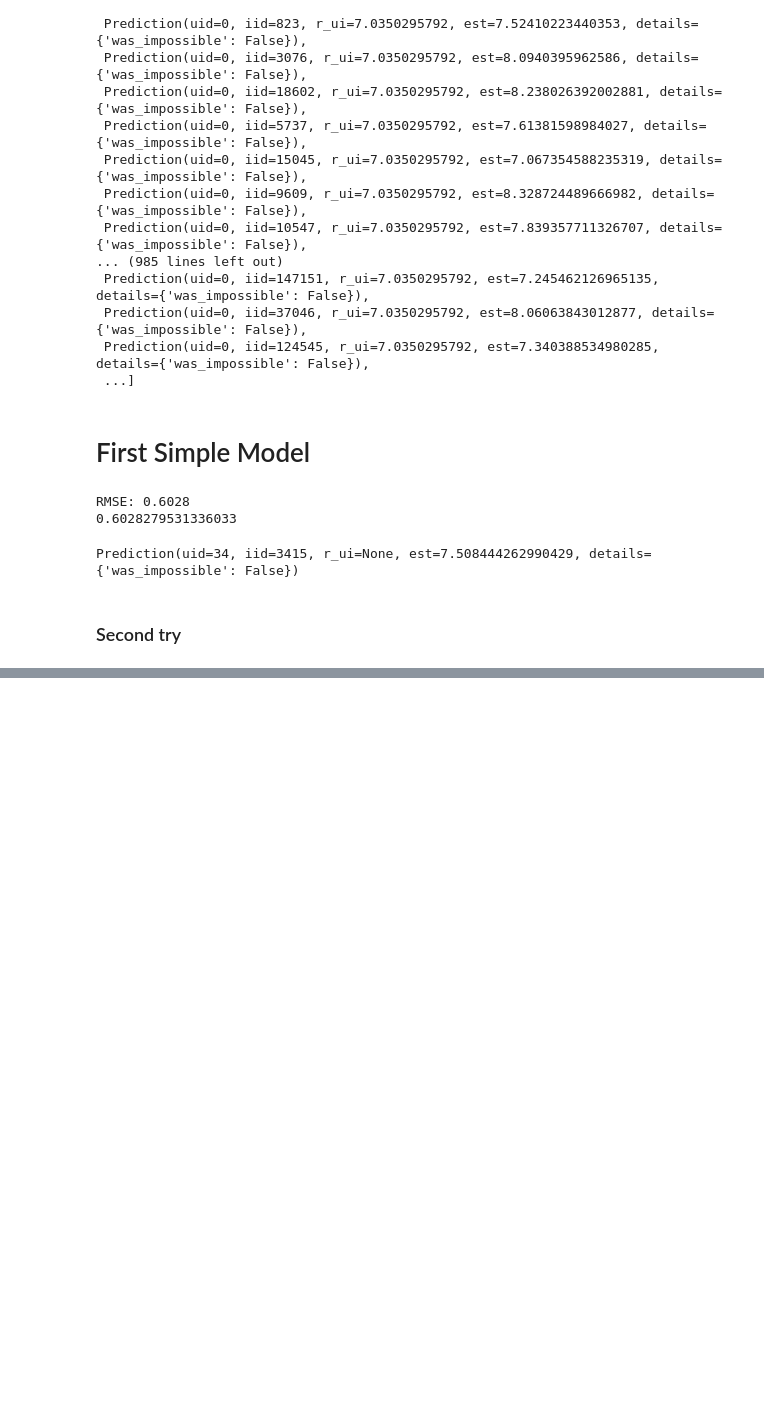
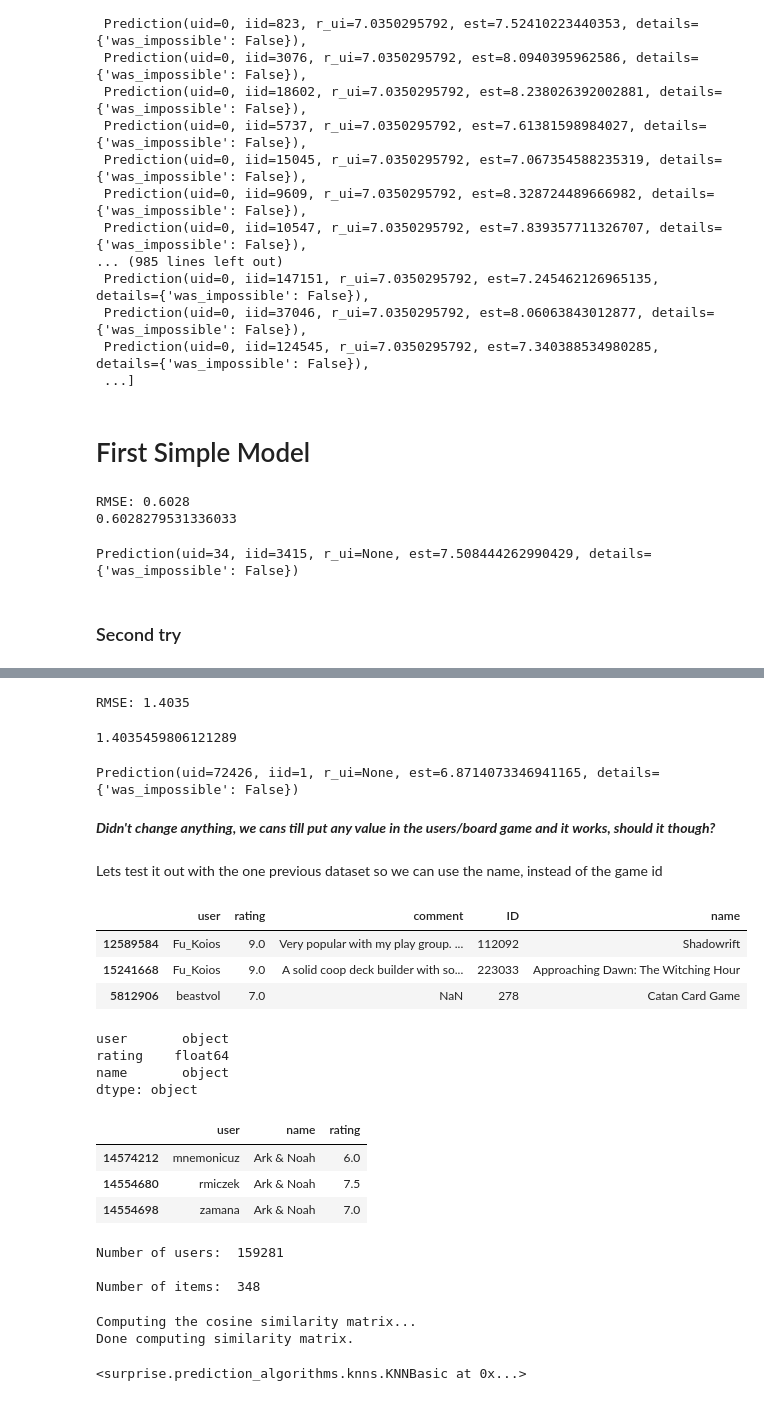
Before and after one commit to marcosvppfernandes/recommender_system, a Jupyter notebook: notebooks/eda_capstone.ipynb, the cells around one changed output, grey strips where cells are left out. Cells and saved outputs as stored; diff of their text form; code cells hidden in the pictures; blank space fills up the shorter version.

```diff
--- a/notebooks/eda_capstone.ipynb
+++ b/notebooks/eda_capstone.ipynb
@@ -846,0 +1056,20 @@ Prediction(uid=34, iid=3415, r_ui=None, est=7.508444262990429, details={'was_imp
+# %%
+accuracy.rmse(predictions)
+# %% [output]
+RMSE: 1.4035
+1.4035459806121289
+# %%
+svd.predict(72426, 1)
+# %% [output]
+Prediction(uid=72426, iid=1, r_ui=None, est=6.8714073346941165, details={'was_impossible': False})
+# %% [markdown]
+***Didn't change anything, we cans till put any value in the users/board game and it works, should it though?***
+# %% [markdown]
+Lets test it out with the one previous dataset so we can use the name, instead of the game id
+# %%
+reviews_new.head(3)
+# %% [output]
+|  | user | rating | comment | ID | name |
+| 12589584 | Fu_Koios | 9.0 | Very popular with my play group. ... | 112092 | Shadowrift |
+| 15241668 | Fu_Koios | 9.0 | A solid coop deck builder with so... | 223033 | Approaching Dawn: The Witching Hour |
+| 5812906 | beastvol | 7.0 | NaN | 278 | Catan Card Game |
@@ -846,0 +1085,14 @@ Prediction(uid=34, iid=3415, r_ui=None, est=7.508444262990429, details={'was_imp
+# %%
+highlander.dtypes
+# %% [output]
+user       object
+rating    float64
+name       object
+dtype: object
+# %%
+highlander.tail(3)
+# %% [output]
+|  | user | name | rating |
+| 14574212 | mnemonicuz | Ark & Noah | 6.0 |
+| 14554680 | rmiczek | Ark & Noah | 7.5 |
+| 14554698 | zamana | Ark & Noah | 7.0 |
@@ -846,0 +1101,7 @@ Prediction(uid=34, iid=3415, r_ui=None, est=7.508444262990429, details={'was_imp
+# %%
+print('Number of users: ', trainset.n_users, '\n')
+print('Number of items: ', trainset.n_items, '\n')
+# %% [output]
+Number of users:  159281
+
+Number of items:  348
@@ -846,0 +1110,7 @@ Prediction(uid=34, iid=3415, r_ui=None, est=7.508444262990429, details={'was_imp
+# %%
+basic = knns.KNNBasic(sim_options=sim_cos)
+basic.fit(trainset)
+# %% [output]
+Computing the cosine similarity matrix...
+Done computing similarity matrix.
+<surprise.prediction_algorithms.knns.KNNBasic at 0x...>
```
Also changed, not shown: parts of 70 cells of this notebook.
